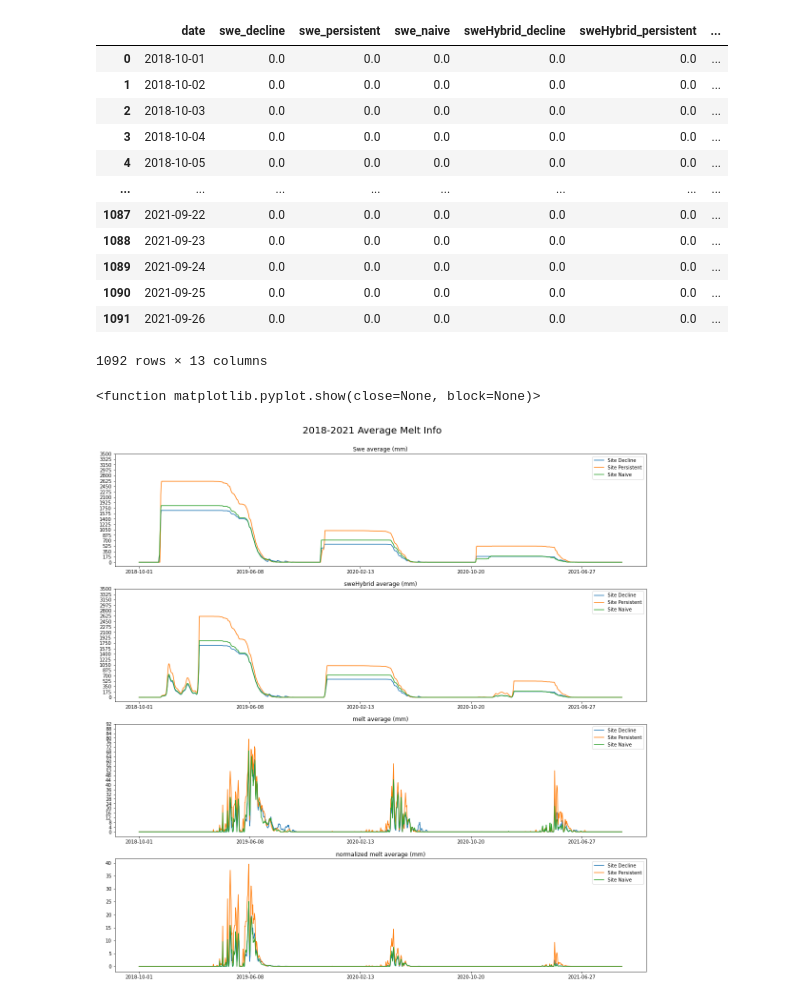
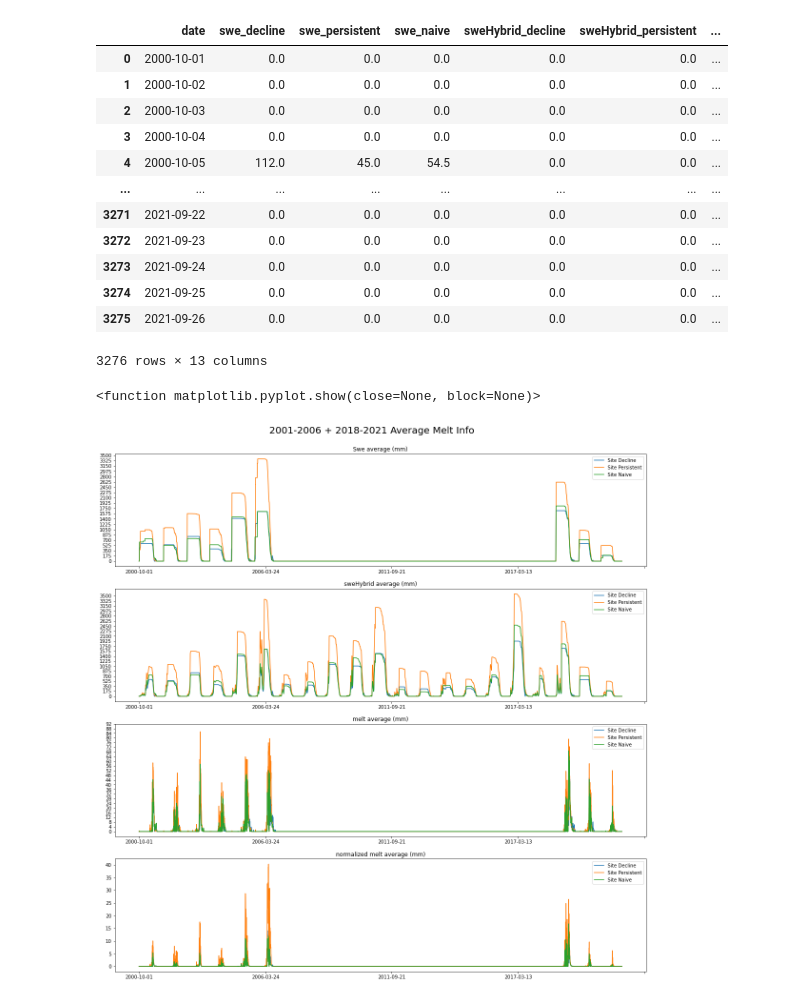
Before and after one commit to malloc3/snow_melt_hypothesis, a Jupyter notebook: Basic_Figures.ipynb, the cells around one changed output. Drawn from its saved outputs; the diff is of its cells as text; code cells hidden in the pictures.

```diff
--- a/Basic_Figures.ipynb
+++ b/Basic_Figures.ipynb
@@ -16,8 +16,12 @@ import pandas as pd
 from matplotlib.ticker import MaxNLocator
 # %%
 # Save locations for dataframes formatted in a good way
-save_all_data_csv = "/Users/Cannon/Documents/School/UCSB/Briggs Lab/Thaw_Rate_Hypothesis/Raw Snow Melt Data (Bair et. Al) /Points_OF_Interest/DataFrame_CSV/dec_4_2023_all_melt.csv"
-pond_meta_data_csv = "/Users/Cannon/Documents/School/UCSB/Briggs Lab/Thaw_Rate_Hypothesis/Raw Snow Melt Data (Bair et. Al) /Points_OF_Interest/DataFrame_CSV/dec_4_2023_pond_info.csv"
+
+# The raw day to day data
+site_data_csv = "/Users/Cannon/Documents/School/UCSB/Briggs Lab/Thaw_Rate_Hypothesis/Raw Snow Melt Data (Bair et. Al) /Points_OF_Interest/DataFrame_CSV/dec_19_all_melt.csv"
+
+# The meta data for the pond elevation etc etc
+site_info_csv = "/Users/Cannon/Documents/School/UCSB/Briggs Lab/Thaw_Rate_Hypothesis/Raw Snow Melt Data (Bair et. Al) /Points_OF_Interest/DataFrame_CSV/dec_4_2023_pond_info.csv"
 # %%
-site_info = pd.read_csv(pond_meta_data_csv)
-site_data = pd.read_csv(save_all_data_csv)
+site_info = pd.read_csv(site_info_csv)
+site_data = pd.read_csv(site_data_csv)
@@ -24,3 +48,6 @@ site_data = pd.read_csv(save_all_data_csv)
+# %%
+# This just forces the dates to be in the right order.   Some plotting functions don't do this automatically
+site_data = site_data.sort_values(by=['date'])
 # %%
 #Creates normalized melt
 # Suppose that the total amount of melt is related to the total volume of snow.    More snow = more melt
@@ -245,18 +275,18 @@ all_average_data = all_average_data.rename(columns={'normalized_melt': 'normaliz
 all_average_data
 # %% [output]
 |  | date | swe_decline | swe_persistent | swe_naive | sweHybrid_decline | sweHybrid_persistent | ... |
-| 0 | 2018-10-01 | 0.0 | 0.0 | 0.0 | 0.0 | 0.0 | ... |
-| 1 | 2018-10-02 | 0.0 | 0.0 | 0.0 | 0.0 | 0.0 | ... |
-| 2 | 2018-10-03 | 0.0 | 0.0 | 0.0 | 0.0 | 0.0 | ... |
-| 3 | 2018-10-04 | 0.0 | 0.0 | 0.0 | 0.0 | 0.0 | ... |
-| 4 | 2018-10-05 | 0.0 | 0.0 | 0.0 | 0.0 | 0.0 | ... |
+| 0 | 2000-10-01 | 0.0 | 0.0 | 0.0 | 0.0 | 0.0 | ... |
+| 1 | 2000-10-02 | 0.0 | 0.0 | 0.0 | 0.0 | 0.0 | ... |
+| 2 | 2000-10-03 | 0.0 | 0.0 | 0.0 | 0.0 | 0.0 | ... |
+| 3 | 2000-10-04 | 0.0 | 0.0 | 0.0 | 0.0 | 0.0 | ... |
+| 4 | 2000-10-05 | 112.0 | 45.0 | 54.5 | 0.0 | 0.0 | ... |
 | ... | ... | ... | ... | ... | ... | ... | ... |
-| 1087 | 2021-09-22 | 0.0 | 0.0 | 0.0 | 0.0 | 0.0 | ... |
-| 1088 | 2021-09-23 | 0.0 | 0.0 | 0.0 | 0.0 | 0.0 | ... |
-| 1089 | 2021-09-24 | 0.0 | 0.0 | 0.0 | 0.0 | 0.0 | ... |
-| 1090 | 2021-09-25 | 0.0 | 0.0 | 0.0 | 0.0 | 0.0 | ... |
-| 1091 | 2021-09-26 | 0.0 | 0.0 | 0.0 | 0.0 | 0.0 | ... |
+| 3271 | 2021-09-22 | 0.0 | 0.0 | 0.0 | 0.0 | 0.0 | ... |
+| 3272 | 2021-09-23 | 0.0 | 0.0 | 0.0 | 0.0 | 0.0 | ... |
+| 3273 | 2021-09-24 | 0.0 | 0.0 | 0.0 | 0.0 | 0.0 | ... |
+| 3274 | 2021-09-25 | 0.0 | 0.0 | 0.0 | 0.0 | 0.0 | ... |
+| 3275 | 2021-09-26 | 0.0 | 0.0 | 0.0 | 0.0 | 0.0 | ... |
-1092 rows × 13 columns
+3276 rows × 13 columns
 # %%
 #This doesnt use the all_average_data dataframe.   It should be the same data but a little less effecient.
 number_of_labels_x = 20
@@ -288,35 +318,35 @@ axs[2].plot(daily_average_decline_df_melt['date'],
             daily_average_decline_df_melt['melt'], label=f'Site Decline')
 axs[2].plot(daily_average_persistant_df_melt['date'],
             daily_average_persistant_df_melt['melt'], label=f'Site Persistent')
 axs[2].plot(daily_average_naive_df_melt['date'],
             daily_average_naive_df_melt['melt'], label=f'Site Naive')
 
 axs[3].plot(daily_average_decline_df_norm_melt['date'],
             daily_average_decline_df_norm_melt['normalized_melt'], label=f'Site Decline')
 axs[3].plot(daily_average_persistant_df_norm_melt['date'],
             daily_average_persistant_df_norm_melt['normalized_melt'], label=f'Site Persistent')
 axs[3].plot(daily_average_naive_df_norm_melt['date'],
             daily_average_naive_df_norm_melt['normalized_melt'], label=f'Site Naive')
 
 
 for ax in axs:
     ax.legend()
     ax.xaxis.set_major_locator(MaxNLocator(number_of_labels_y))
 
-plt.suptitle('2018-2021 Average Melt Info', fontsize=20, horizontalalignment='center', y = .92)
+plt.suptitle('2001-2006 + 2018-2021 Average Melt Info', fontsize=20, horizontalalignment='center', y = .92)
 axs[0].set_yticks(y_axis_label_values)
 axs[0].set_title("Swe average (mm)")
 axs[1].set_yticks(y_axis_label_values)
 axs[1].set_title("sweHybrid average (mm)")
 axs[2].set_yticks(y_label_for_melt)
 axs[2].set_title("melt average (mm)")
 axs[3].set_title("normalized melt average (mm)")
 
 
 plt.show
 # %% [output]
 <function matplotlib.pyplot.show(close=None, block=None)>
-[figure, old version]
+[figure, new version]
 # %%
 
 
```
Also changed, not shown: parts of 7 cells of this notebook, 4 other files.
